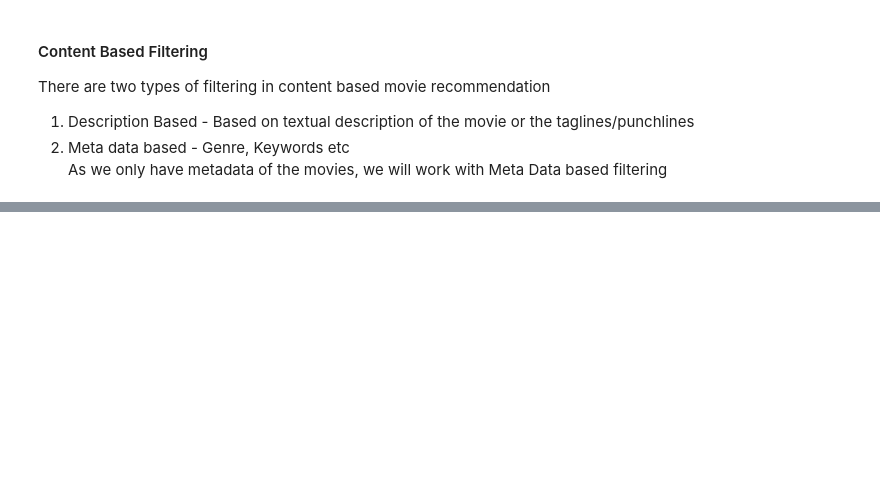
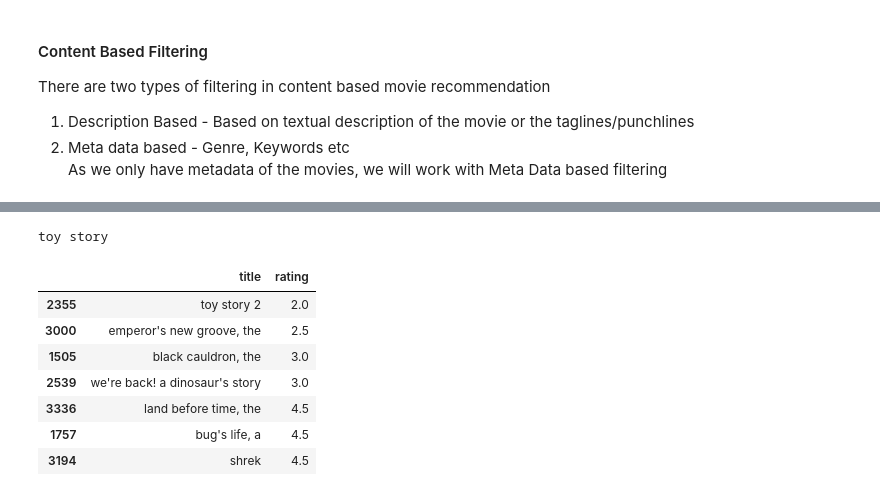
Before and after one commit to sunil3092/DBSEdu, a Jupyter notebook: Sem 2/Recommender System/CA_Sunil_Gauda_10595858.ipynb, the cells around one changed output, grey strips where cells are left out. Drawn from its saved outputs; the diff is of its cells as text; code cells hidden in the pictures; blank space fills up the shorter version.

```diff
--- a/Sem 2/Recommender System/CA_Sunil_Gauda_10595858.ipynb
+++ b/Sem 2/Recommender System/CA_Sunil_Gauda_10595858.ipynb
@@ -141,0 +167,18 @@ As we only have metadata of the movies, we will work with Meta Data based filter
+# %%
+cosine_sim = cosine_similarity(tfidf_matrix)
+# %%
+indices = pd.Series(final_df.index, index=final_df['title']).drop_duplicates()
+# %%
+def recommend(title, cosine_sim=cosine_sim) :
+    idx = indices[title]
+    sim_scores = list(enumerate(cosine_sim[idx]))
+    sim_scores = sorted(sim_scores, key = lambda x:x[1], reverse = True)
+    # Top 15
+    sim_scores = sim_scores[1:16]
+    movie_indices = [i[0] for i in sim_scores]
+    for i in movie_indices:
+        pop = final_df.at[i, 'rating']
+        if pop<5 or pop>10:
+            movie_indices.remove(i)
+
+    return final_df[["title", "rating"]].iloc[movie_indices]
@@ -141,0 +202,15 @@ As we only have metadata of the movies, we will work with Meta Data based filter
+# %%
+var_v = indices.keys()
+var_v = var_v[0]
+print(var_v)
+recommend(var_v)
+# %% [output]
+toy story
+|  | title | rating |
+| 2355 | toy story 2 | 2.0 |
+| 3000 | emperor's new groove, the | 2.5 |
+| 1505 | black cauldron, the | 3.0 |
+| 2539 | we're back! a dinosaur's story | 3.0 |
+| 3336 | land before time, the | 4.5 |
+| 1757 | bug's life, a | 4.5 |
+| 3194 | shrek | 4.5 |
```
Also changed, not shown: parts of 18 cells of this notebook.
